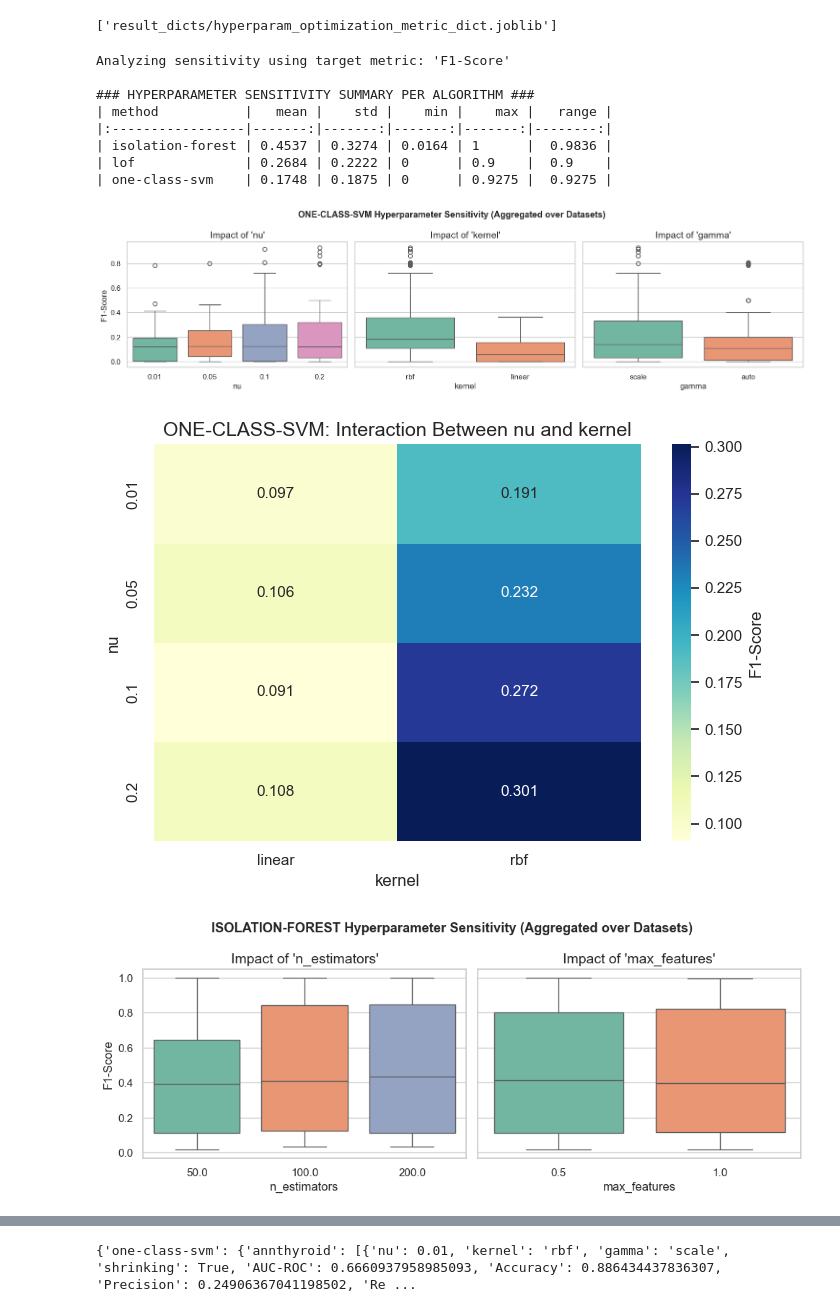
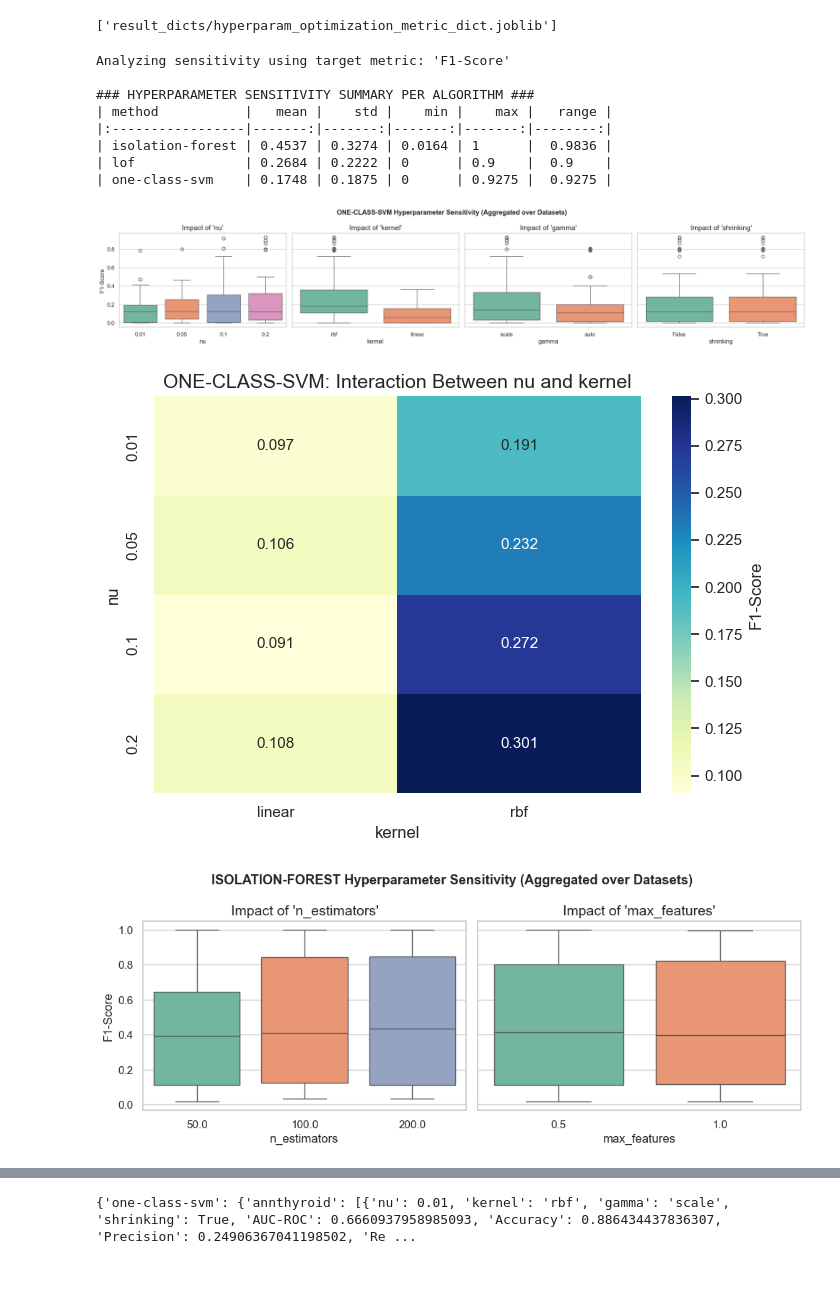
Before and after one commit to M-SZEWCZAK/outlier_detecion, a Jupyter notebook: outlier_detection.ipynb, the cells around one changed output, grey strips where cells are left out. Cells and saved outputs as stored; diff of their text form; code cells hidden in the pictures; blank space fills up the shorter version.

```diff
--- a/outlier_detection.ipynb
+++ b/outlier_detection.ipynb
@@ -15,7 +16,7 @@ from sklearn.svm import OneClassSVM
 import warnings
 warnings.filterwarnings('ignore')
 # %%
-methods=['one-class-svm','isolation-forest','dbscan','lof']
+methods=['one-class-svm','isolation-forest','dbscan','lof','deadwood']
 # %% [markdown]
 # Loader
 # %%
@@ -75,6 +76,9 @@ def get_unified_outlier_scores(model, X, method_name):
     elif method_name == "dbscan":
         labels = model.labels_
         return np.where(labels == -1, 1.0, 0.0)
+    elif method_name == "deadwood":
+        labels = model.labels_
+        return np.where(labels < 0, 1.0, 0.0)
     else:
         raise ValueError(f"Unknown method name: {method_name}")
 
@@ -117,6 +121,8 @@ def parse_method_default(method_name):
         return DBSCAN()
     elif method_name == "lof":
         return LocalOutlierFactor()
+    elif method_name == "deadwood":
+        return deadwood.Deadwood()
     else:
         raise ValueError(f"Unknown method name: {method_name}")
 # %%
@@ -184,7 +190,7 @@ for method in methods:
         model=parse_method_default(method)
         model.fit(all_datasets[dataset]["X"])
         scores=get_unified_outlier_scores(model, all_datasets[dataset]["X"], method)
-        if method !='dbscan':
+        if method not in ['dbscan','deadwood']:
             preds=threshold_by_top_k(scores,np.mean(all_datasets[dataset]["y"])) #as y is binary vector of outlier indicators, its mean is the outlier ratio
         else:
             preds=scores
@@ -352,7 +362,7 @@ print(summary_stats.round(4).to_markdown())
 
 # Map out the exact hyperparameters we tested for each model to isolate them
 model_params = {
-    "one-class-svm": ["nu", "kernel", "gamma"],
+    "one-class-svm": ["nu", "kernel", "gamma","shrinking"],
     "isolation-forest": ["n_estimators", "max_features"],
     "lof": ["n_neighbors", "metric"]
 }
@@ -385,34 +395,34 @@ for method, params in model_params.items():
             axes[i].set_ylabel(metric_of_interest)
         else:
             axes[i].set_ylabel("")
 
     plt.tight_layout()
     plt.show()
 
     # --- Interaction Heatmap Example (e.g., for Isolation Forest or LOF) ---
     if num_params >= 2:
         plt.figure(figsize=(7, 5))
         # Pivot table to find mean performance across the first two parameters
         piv = df_method.pivot_table(
             index=params[0],
             columns=params[1],
             values=metric_of_interest,
             aggfunc='mean'
         )
         sns.heatmap(piv, annot=True, cmap="YlGnBu", fmt=".3f", cbar_kws={'label': metric_of_interest})
         plt.title(f"{method.upper()}: Interaction Between {params[0]} and {params[1]}")
         plt.tight_layout()
         plt.show()
 # %% [output]
 Analyzing sensitivity using target metric: 'F1-Score'
 
 ### HYPERPARAMETER SENSITIVITY SUMMARY PER ALGORITHM ###
 | method           |   mean |    std |    min |    max |   range |
 |:-----------------|-------:|-------:|-------:|-------:|--------:|
 | isolation-forest | 0.4537 | 0.3274 | 0.0164 | 1      |  0.9836 |
 | lof              | 0.2684 | 0.2222 | 0      | 0.9    |  0.9    |
 | one-class-svm    | 0.1748 | 0.1875 | 0      | 0.9275 |  0.9275 |
-[figure, old version]
+[figure, new version]
 [figure]
 [figure]
 [figure]
```
Also changed, not shown: parts of 4 cells of this notebook.
